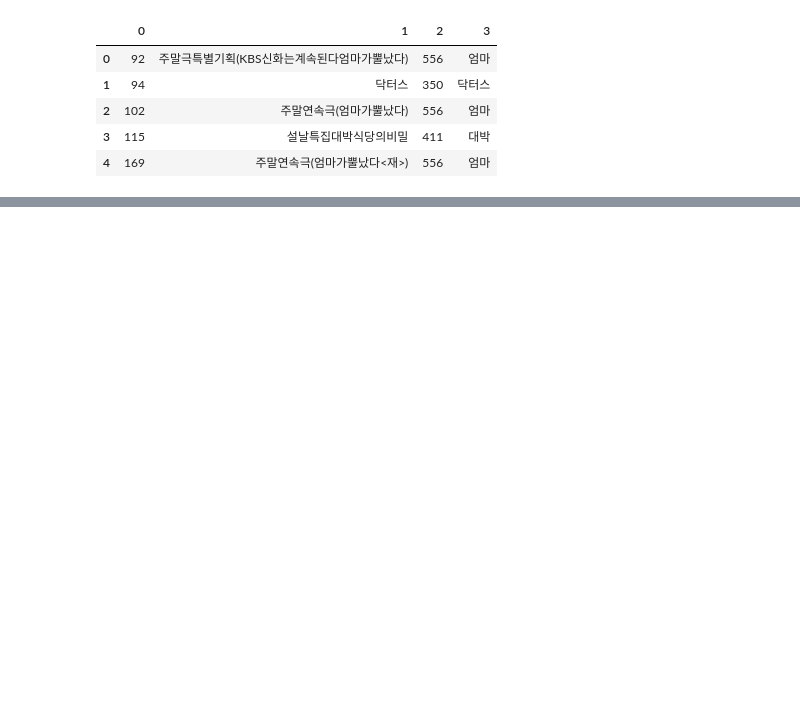
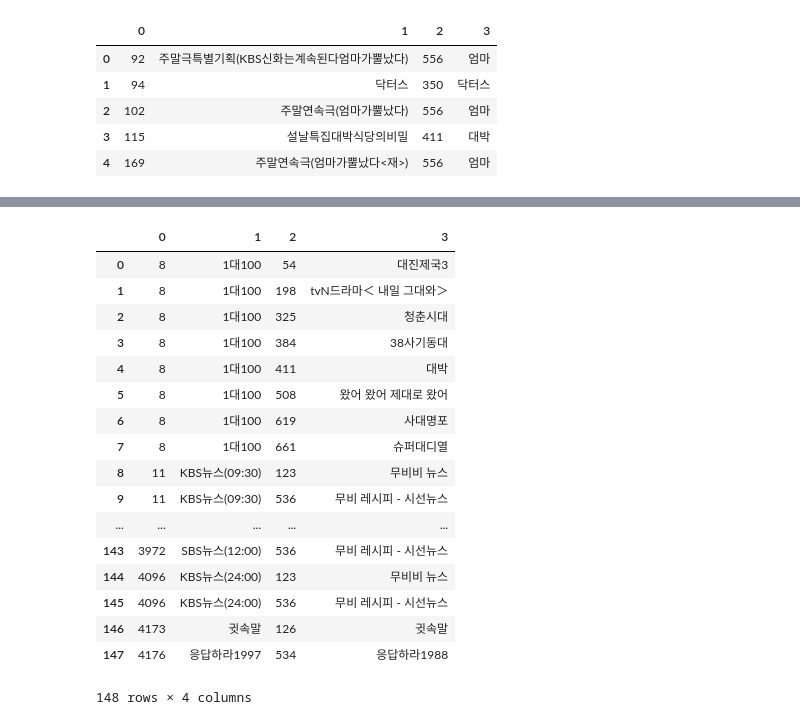
Before and after one commit to Cherrue/predict-drama-rating, a Jupyter notebook: createMasterTable_pre.ipynb, the cells around one changed output, grey strips where cells are left out. Drawn from its saved outputs; the diff is of its cells as text; code cells hidden in the pictures; blank space fills up the shorter version.

```diff
--- a/createMasterTable_pre.ipynb
+++ b/createMasterTable_pre.ipynb
@@ -50,0 +113,41 @@ writer.save()
+# %%
+data=[]
+temp=[]
+for rate_row in rate:
+    rate_title = rate_row[2]
+    rate_title_re,sp_chars = onlyKorean(rate_title)
+    rate_title_re = rate_title_re.strip()
+    if len(rate_title_re)==0:
+        continue
+    for naver_row in naver:
+        naver_title=naver_row[1]
+        naver_title_re,sp_chars = onlyKorean(naver_title)
+        naver_title_re = naver_title_re.strip()
+        if len(naver_title_re)==0:
+            continue
+        if rate_title_re in naver_title_re:
+            temp=[rate_row[0],rate_row[2],naver_row[0],naver_row[1]]
+            data.append(temp)
+
+df = pd.DataFrame(data)
+# %%
+df
+# %% [output]
+|  | 0 | 1 | 2 | 3 |
+| 0 | 8 | 1대100 | 54 | 대진제국3 |
+| 1 | 8 | 1대100 | 198 | tvN드라마＜ 내일 그대와＞ |
+| 2 | 8 | 1대100 | 325 | 청춘시대 |
+| 3 | 8 | 1대100 | 384 | 38사기동대 |
+| 4 | 8 | 1대100 | 411 | 대박 |
+| 5 | 8 | 1대100 | 508 | 왔어 왔어 제대로 왔어 |
+| 6 | 8 | 1대100 | 619 | 사대명포 |
+| 7 | 8 | 1대100 | 661 | 슈퍼대디열 |
+| 8 | 11 | KBS뉴스(09:30) | 123 | 무비비 뉴스 |
+| 9 | 11 | KBS뉴스(09:30) | 536 | 무비 레시피 - 시선뉴스 |
+| ... | ... | ... | ... | ... |
+| 143 | 3972 | SBS뉴스(12:00) | 536 | 무비 레시피 - 시선뉴스 |
+| 144 | 4096 | KBS뉴스(24:00) | 123 | 무비비 뉴스 |
+| 145 | 4096 | KBS뉴스(24:00) | 536 | 무비 레시피 - 시선뉴스 |
+| 146 | 4173 | 귓속말 | 126 | 귓속말 |
+| 147 | 4176 | 응답하라1997 | 534 | 응답하라1988 |
+148 rows × 4 columns
```
Also changed, not shown: parts of 5 cells of this notebook.
